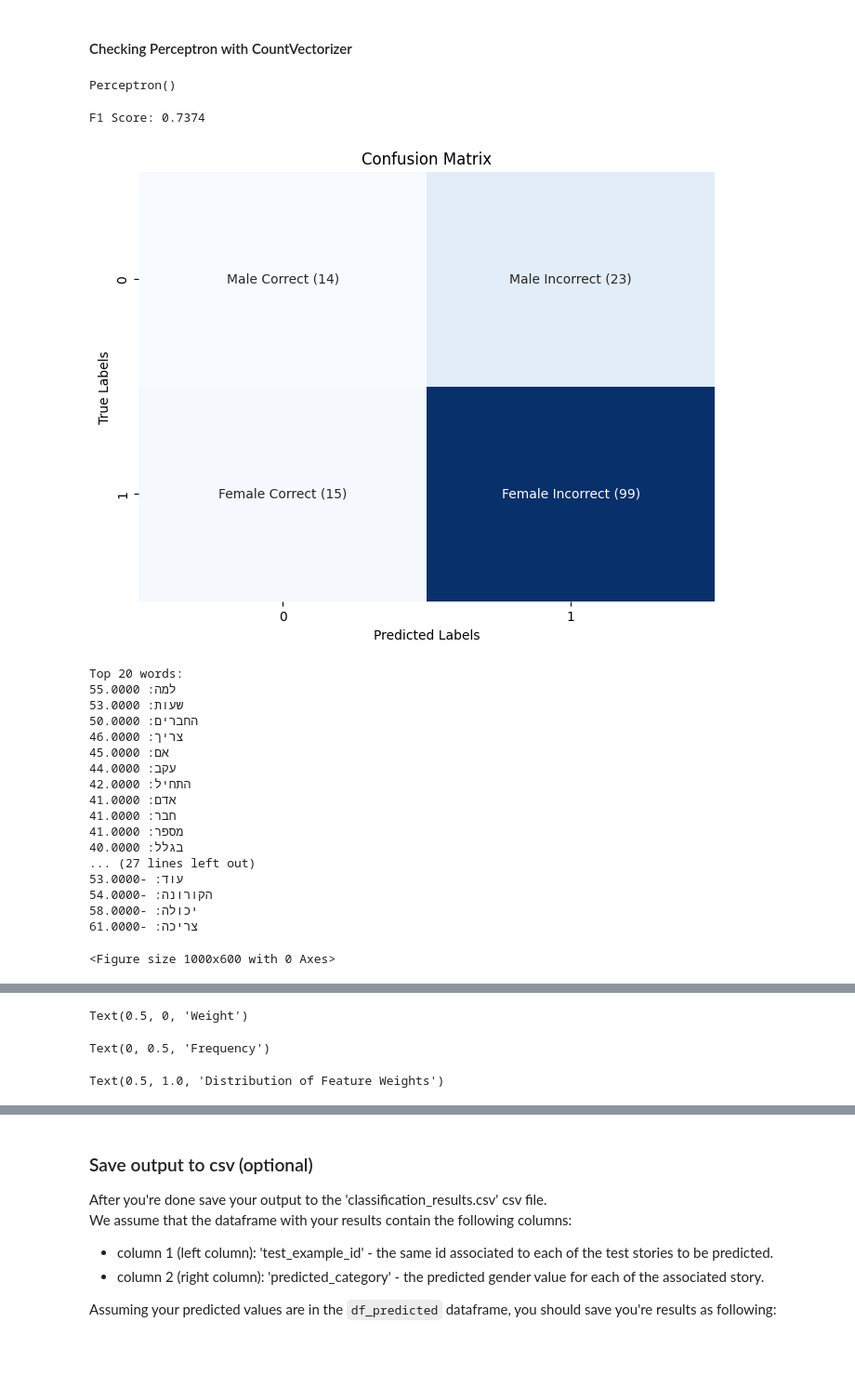
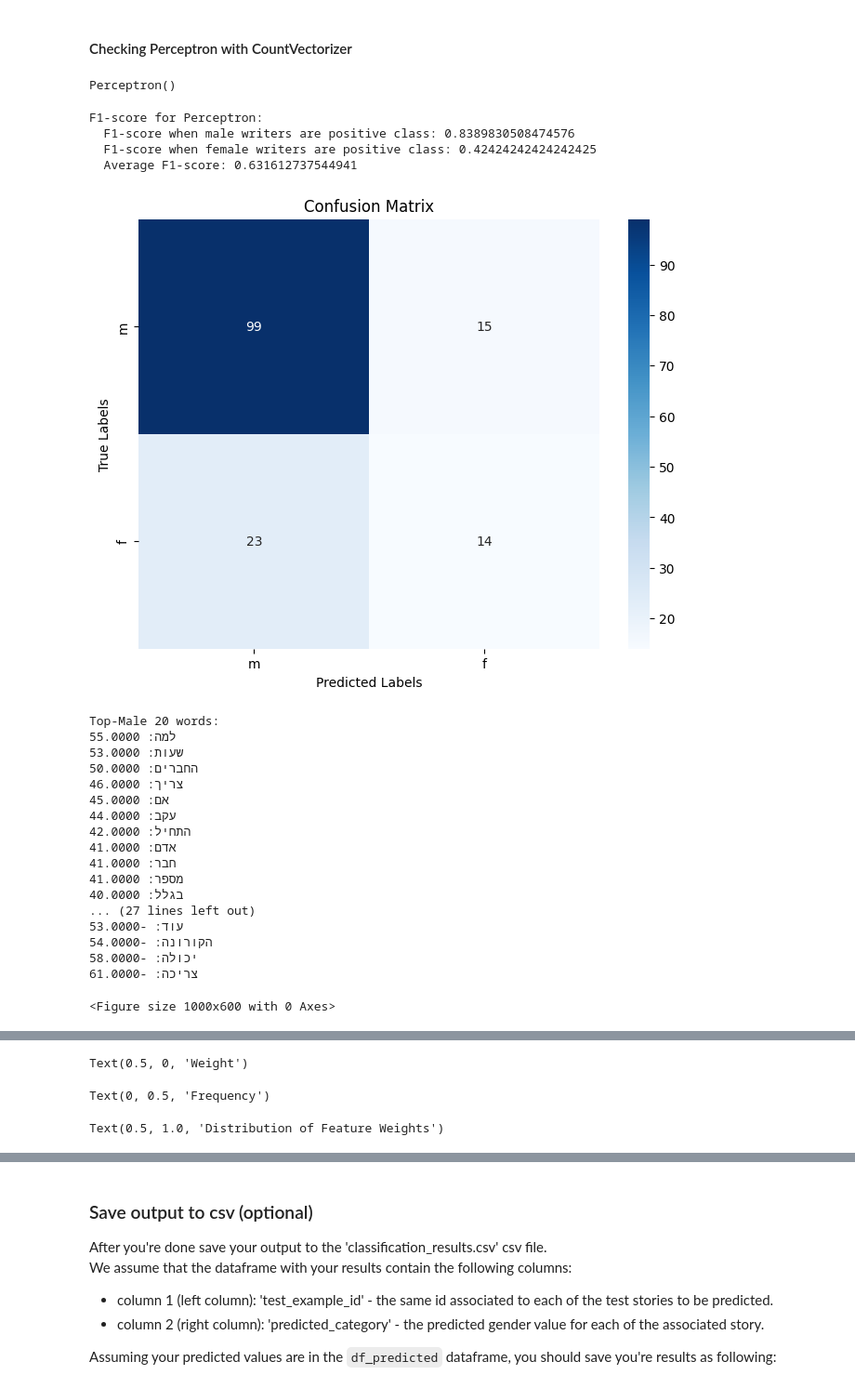
Before and after one commit to DanielShapi4a/NLP-Project, a Jupyter notebook: Assignment3-text-analysis.ipynb, the cells around one changed output, grey strips where cells are left out. Shown at 93% size. Drawn from its saved outputs; the diff is of its cells as text; code cells hidden in the pictures; blank space fills up the shorter version.

Commit message:
added kfold fixed other functions

```diff
--- a/Assignment3-text-analysis.ipynb
+++ b/Assignment3-text-analysis.ipynb
@@ -198,8 +198,8 @@ for story in df_train.story:
 # print(best_data_chunk)
 # %%
 X_train, X_test, Y_train, Y_test = train_test_split(final_stories, df_train['gender'], test_size=0.2, random_state=42)
-# Training KNN models with n_neighbors values of 1 and 3 using TfidfVectorizer and CountVectorizer
-vectorizers = [TfidfVectorizer(max_features = 1000), CountVectorizer(max_features = 1000)]
+
+vectorizers = [TfidfVectorizer(max_features=1000), CountVectorizer(max_features=1000)]
 vectorizer_names = ['TfidfVectorizer', 'CountVectorizer']
 n_neighbors_values = [1, 3]
 
@@ -211,8 +211,18 @@ for vectorizer, vectorizer_name in zip(vectorizers, vectorizer_names):
         knn_model = KNeighborsClassifier(n_neighbors=n_neighbors)
         knn_model.fit(X_train_vectorized, Y_train)
         y_pred = knn_model.predict(X_test_vectorized)
-        knn_f1_score = f1_score(Y_test, y_pred, average='weighted')
 
-        print(f"F1-score for KNN with n_neighbors={n_neighbors} using {vectorizer_name}: {knn_f1_score}")
+        # Calculate F1-score when male writers are considered positive class
+        f1_male = f1_score(Y_test, y_pred, pos_label='m')
+        # Calculate F1-score when female writers are considered positive class
+        f1_female = f1_score(Y_test, y_pred, pos_label='f')
+
+        print(f"F1-score for KNN with n_neighbors={n_neighbors} using {vectorizer_name}:")
+        print(f"  F1-score when male writers are positive class: {f1_male}")
+        print(f"  F1-score when female writers are positive class: {f1_female}")
+
+        # Calculate average F1-score
+        average_f1 = (f1_male + f1_female) / 2
+        print(f"  Average F1-score: {average_f1}")
 # %% [output]
 KNeighborsClassifier(n_neighbors=1)
@@ -375,68 +513,57 @@ Text(0.5, 1.0, 'Distribution of Feature Weights')
 # %% [markdown]
 #### Checking Perceptron with CountVectorizer ####
 # %%
+
 X_train, X_test, Y_train, Y_test = train_test_split(final_stories, df_train['gender'], test_size=0.2, random_state=42)
 
-# Initialize TF-IDF vectorizer
-vectorizer = CountVectorizer(max_features=1000)  # Adjust max_features as needed
+vectorizer = CountVectorizer(max_features=1000)
+x_train_count = vectorizer.fit_transform(X_train)
+x_test_count = vectorizer.transform(X_test)
 
-# Fit and transform on the training data
-x_train_tfidf = vectorizer.fit_transform(X_train)
+perc = Perceptron()
+perc.fit(x_train_count, Y_train)
+y_pred = perc.predict(x_test_count)
 
-# Transform the test data using the same vectorizer
-x_test_tfidf = vectorizer.transform(X_test)
+f1_male = f1_score(Y_test, y_pred, pos_label='m')
+f1_female = f1_score(Y_test, y_pred, pos_label='f')
 
-# Initialize and train the Perceptron model
-perc = Perceptron()
-perc.fit(x_train_tfidf, Y_train)
+print(f"F1-score for Perceptron:")
+print(f"  F1-score when male writers are positive class: {f1_male}")
+print(f"  F1-score when female writers are positive class: {f1_female}")
+average_f1 = (f1_male + f1_female) / 2
+print(f"  Average F1-score: {average_f1}")
 
-# Predict on the test data
-y_pred = perc.predict(x_test_tfidf)
-
-# Create a DataFrame to compare predictions with actual results
-df_temp = pd.DataFrame({"prediction": y_pred, "actual_res": Y_test})
-
-# Calculate F1 score
-f1 = f1_score(Y_test, y_pred, average='weighted')  # You can change 'weighted' to other options if needed
-
-print(f"F1 Score: {f1:.4f}")
-
-plot_confusion_matrix(Y_test,y_pred)
+# Use your custom plot_confusion_matrix function
+plot_confusion_matrix(Y_test, y_pred, labels=['m', 'f'])
 
 feature_names = vectorizer.get_feature_names_out()
-
-# Get the coefficients of the Perceptron model
 coefficients = perc.coef_
-
-# Combine feature names and coefficients into a dictionary
 features_coefficients = dict(zip(feature_names, coefficients[0]))
-
-# Sort the dictionary by coefficient value (weight)
 sorted_features = sorted(features_coefficients.items(), key=lambda x: x[1], reverse=True)
 
-# Print top 10 words
-print("Top 20 words:")
+print("Top-Male 20 words:")
 for feature, coefficient in sorted_features[:20]:
     print(f"{feature}: {coefficient:.4f}")
 
-# Print bottom 10 words
-print("\nBottom 20 words:")
+print("\nBottom-Female 20 words:")
 for feature, coefficient in sorted_features[-20:]:
     print(f"{feature}: {coefficient:.4f}")
-
 
 plt.figure(figsize=(10, 6))
 plt.hist(coefficients[0], bins=50, color='blue', alpha=0.7)
 plt.xlabel('Weight')
 plt.ylabel('Frequency')
 plt.title('Distribution of Feature Weights')
 plt.grid(True)
 plt.show()
 # %% [output]
 Perceptron()
-F1 Score: 0.7374
+F1-score for Perceptron:
+  F1-score when male writers are positive class: 0.8389830508474576
+  F1-score when female writers are positive class: 0.42424242424242425
+  Average F1-score: 0.631612737544941
-[figure, old version]
+[figure, new version]
-Top 20 words:
+Top-Male 20 words:
 למה: 55.0000
 שעות: 53.0000
 החברים: 50.0000
```
Also changed, not shown: parts of 12 cells of this notebook.
